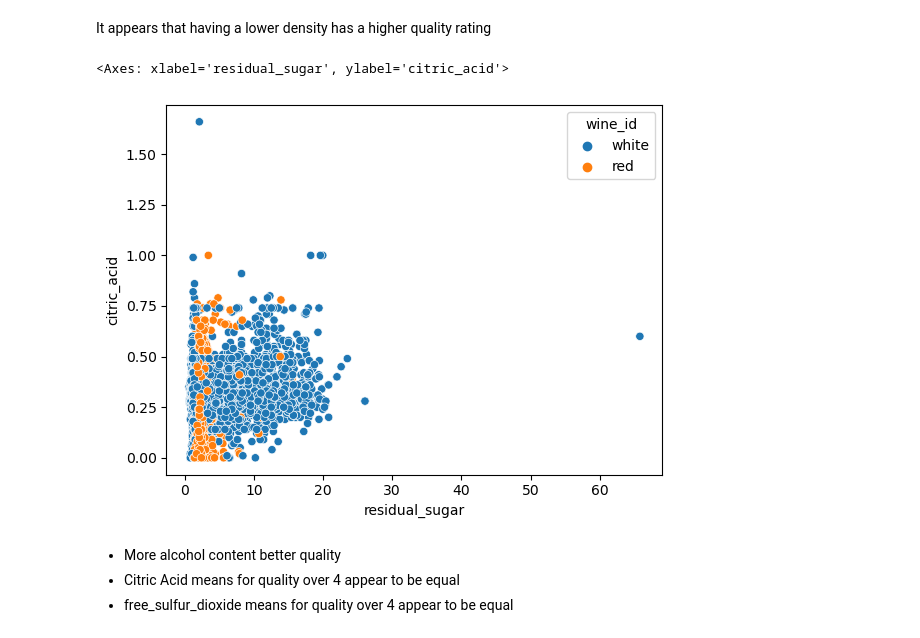
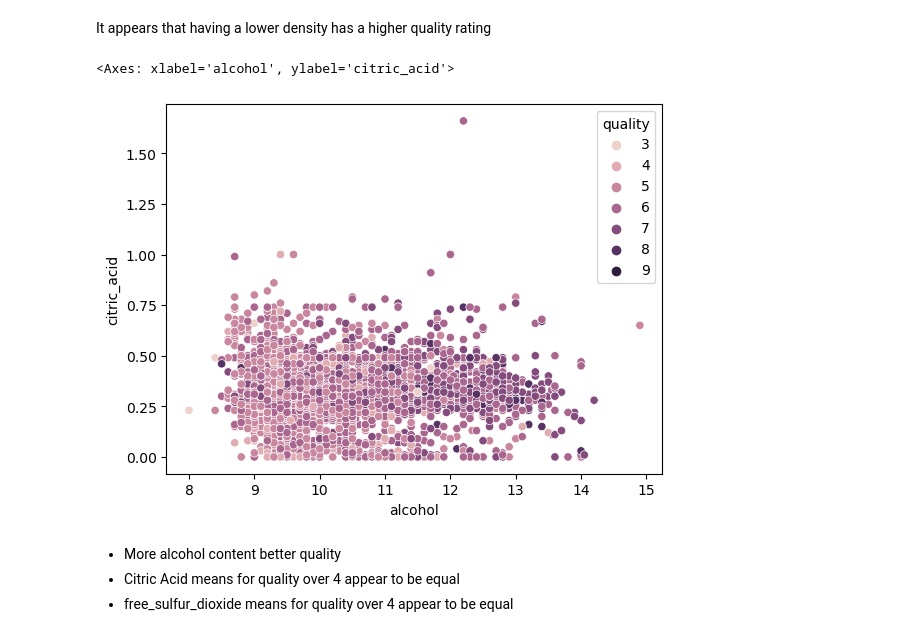
Before and after one commit to Segura-Jorge/wine_ing, a Jupyter notebook: combined/workbook_J.ipynb, the cells around one changed output. Drawn from its saved outputs; the diff is of its cells as text; code cells hidden in the pictures.

```diff
--- a/combined/workbook_k.ipynb
+++ b/combined/workbook_J.ipynb
@@ -572,10 +606,10 @@ sns.relplot(train, x = 'alcohol', y= 'density', hue='quality')
 It appears that having a lower density has a higher quality rating
 # %%
 # residual sugar and quality
-sns.scatterplot(train, x='residual_sugar', y='citric_acid', hue='wine_id')
+sns.scatterplot(train, x='alcohol', y='citric_acid', hue='quality')
 # %% [output]
-<Axes: xlabel='residual_sugar', ylabel='citric_acid'>
+<Axes: xlabel='alcohol', ylabel='citric_acid'>
-[figure, old version]
+[figure, new version]
 # %% [markdown]
 - More alcohol content better quality
 - Citric Acid means for quality over 4 appear to be equal
```
Also changed, not shown: parts of 9 cells of this notebook.
